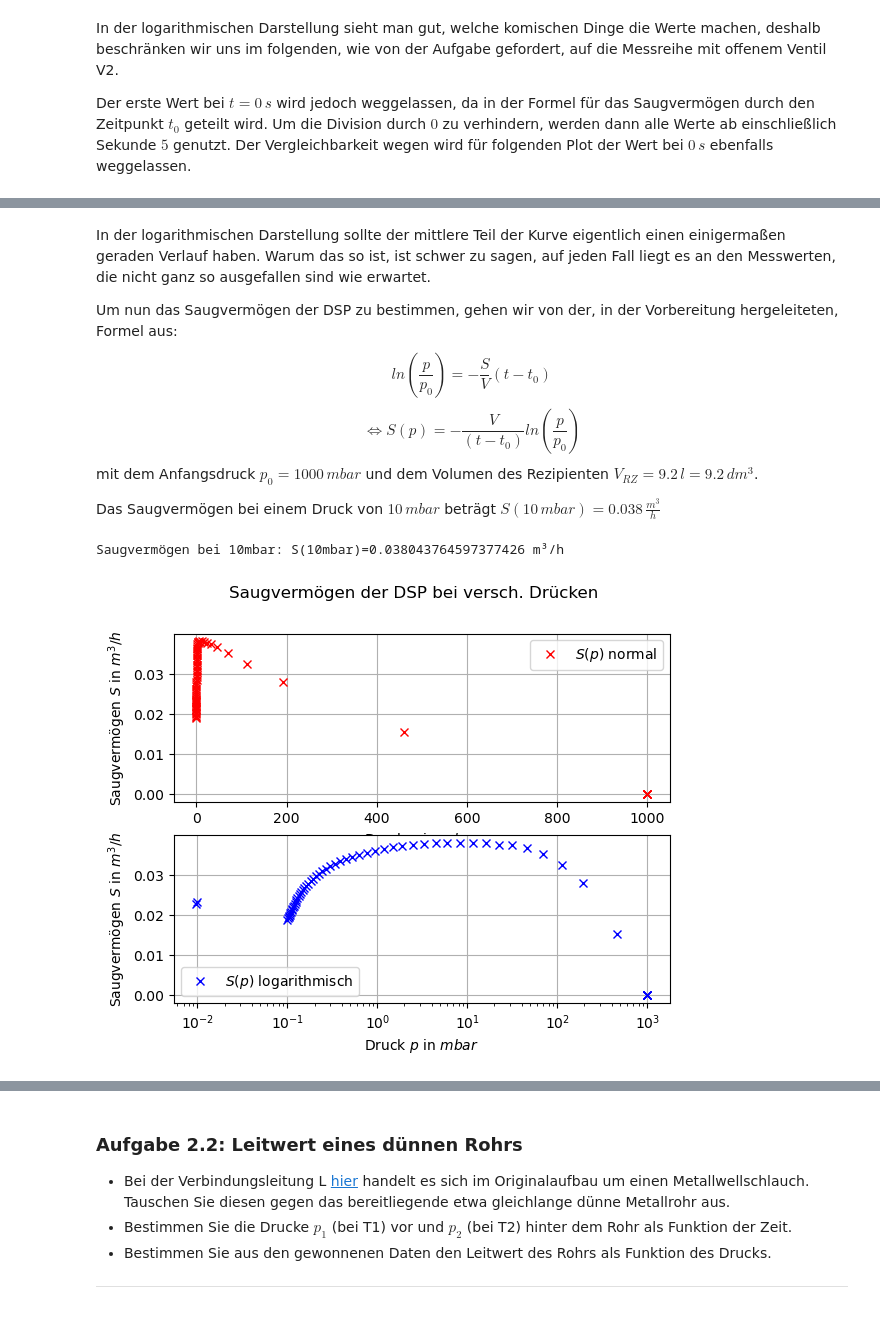
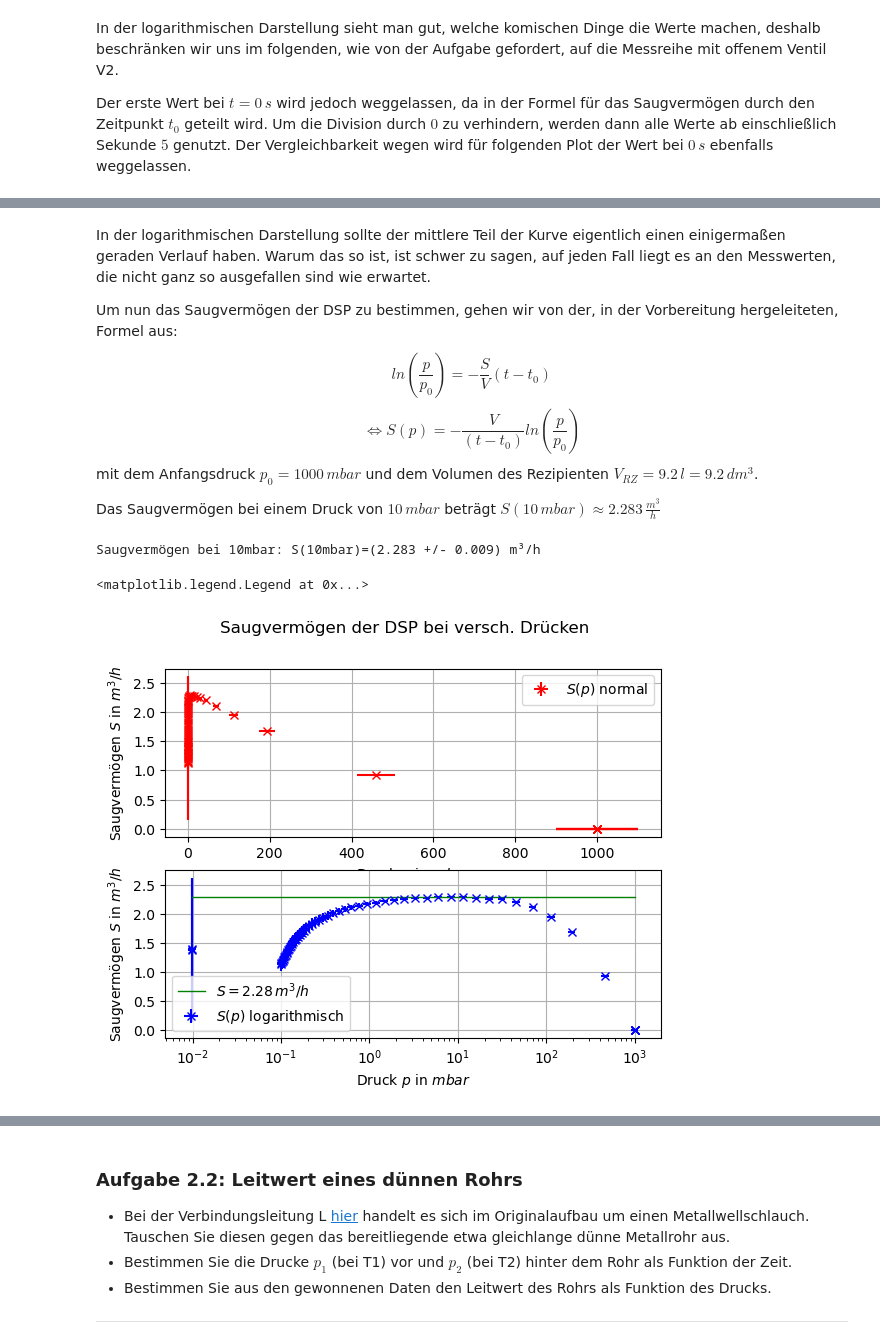
Before and after one commit to MRNock04/P2, a Jupyter notebook: Vakuum/Vakuum.ipynb, the cells around one changed output, grey strips where cells are left out. Cells and saved outputs as stored; diff of their text form; code cells hidden in the pictures.

```diff
--- a/Vakuum/Vakuum.ipynb
+++ b/Vakuum/Vakuum.ipynb
@@ -160,7 +160,7 @@ Evakuieren Sie die Apparatur mit Hilfe der DSP und stellen Sie die folgenden fun
 ---
 # %%
 t_5min  = np.linspace(0, 60, 61) * 5 # seconds
-t_5min_std = .1 # seconds
+t_5min_std = .25 # seconds
 druck_std = .1 # 10%
 
 vol_schlauch = 530 * np.pi * (23 * 10**(-3) / 2)**2 * 10**(-3) # m^3
@@ -225,28 +225,33 @@ $$ln(\frac{p}{p_0})=-\frac{S}{V}(t-t_0)$$
 $$\Leftrightarrow S(p)=-\frac{V}{(t-t_0)}ln(\frac{p}{p_0})$$
 mit dem Anfangsdruck $p_0=1000\,mbar$ und dem Volumen des Rezipienten $V_{RZ}=9.2\,l=9.2\,dm^3$.
 
-Das Saugvermögen bei einem Druck von $10\,mbar$ beträgt $S(10\,mbar)=0.038\,\frac{m^3}{h}$
+Das Saugvermögen bei einem Druck von $10\,mbar$ beträgt $S(10\,mbar)\approx 2.283\,\frac{m^3}{h}$
 # %%
-saugvermögen = - ( ges_vol_schlauch / t_5min[1:] ) * np.log(druck_2_1_auf[1:] / druck_2_1_auf[1]) * 60
+saugvermögen = - ( ges_vol_schlauch / t_5min[1:] ) * np.log(druck_2_1_auf[1:] / druck_2_1_auf[1]) * 3600
+saugvermögen_2_1_std = 3600*(ges_vol_schlauch/t_5min[1:]) * np.sqrt( (np.log(druck_2_1_auf[1:]/druck_2_1_auf[1]) * t_5min_std / t_5min[1:])**2 + (druck_std/druck_2_1_auf[1:])**2)
 
 fig1, ax1 = plt.subplots(2, sharey=True)
-ax1[0].plot(druck_2_1_auf[1:], saugvermögen, "rx", label="$S(p)$ normal")
+ax1[0].errorbar(druck_2_1_auf[1:], saugvermögen, xerr=druck_2_1_auf[1:]*druck_std, yerr=saugvermögen_2_1_std, fmt="rx", label="$S(p)$ normal")
 ax1[0].legend(), ax1[0].grid()
 
-ax1[1].plot(druck_2_1_auf[1:], saugvermögen, "bx", label="$S(p)$ logarithmisch")
+ax1[1].errorbar(druck_2_1_auf[1:], saugvermögen, xerr=druck_2_1_auf[1:]*druck_std, yerr=saugvermögen_2_1_std, fmt="bx", label="$S(p)$ logarithmisch")
 ax1[1].set_xscale("log")
-ax1[1].legend(), ax1[1].grid()
+ax1[1].grid()
 
 fig1.suptitle("Saugvermögen der DSP bei versch. Drücken")
 
 for ax in ax1:
     ax.set(xlabel="Druck $p$ in $mbar$", ylabel="Saugvermögen $S$ in $m^3/h$")
 
-saugvermögen_10mbar = -60*(ges_vol_schlauch/t_5min[14])*np.log(druck_2_1_auf[14]/druck_2_1_auf[1])
-print(f"Saugvermögen bei 10mbar: S(10mbar)={saugvermögen_10mbar} m³/h")
+saugvermögen_10mbar = -3600*(ges_vol_schlauch/t_5min[14])*np.log(druck_2_1_auf[14]/druck_2_1_auf[1])
+saugvermögen_10mbar_std = 3600*(ges_vol_schlauch/t_5min[14]) * np.sqrt( (np.log(druck_2_1_auf[14]/druck_2_1_auf[1]) * t_5min_std / t_5min[14])**2 + (druck_std/druck_2_1_auf[14])**2)
+print(f"Saugvermögen bei 10mbar: S(10mbar)=({saugvermögen_10mbar:.3f} +/- {saugvermögen_10mbar_std:.3f}) m³/h")
+ax1[1].plot(druck_2_1_auf[1:], np.ones(druck_2_1_auf[1:].size)*saugvermögen_10mbar, color="green", linewidth=1.0, label=f"$S=${saugvermögen_10mbar:.2f}$\,m^3/h$")
+ax1[1].legend()
 # %% [output]
-Saugvermögen bei 10mbar: S(10mbar)=0.038043764597377426 m³/h
+Saugvermögen bei 10mbar: S(10mbar)=(2.283 +/- 0.009) m³/h
+<matplotlib.legend.Legend at 0x...>
-[figure, old version]
+[figure, new version]
 # %% [markdown]
 In der normalen Darstellung erkennt man wenig von den drei erwarteten Bereichen. Schaut man sich den Graphen jedoch logarithmisch in $p$ an, kann man grob die drei Bereiche identifizieren:
 
```
Also changed, not shown: parts of 20 cells of this notebook.
